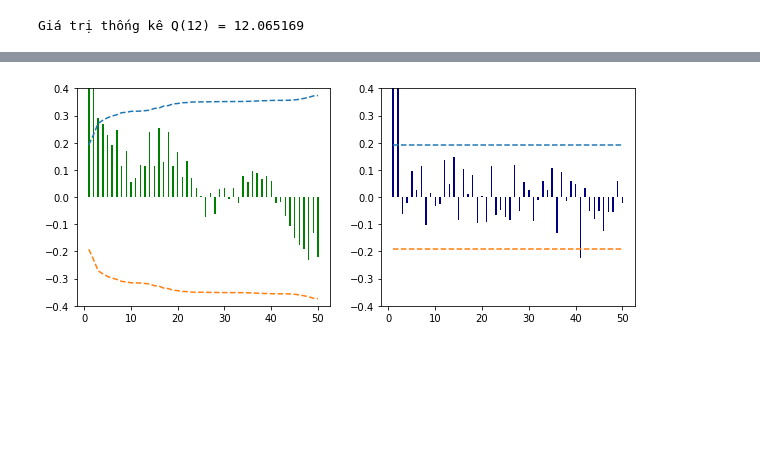
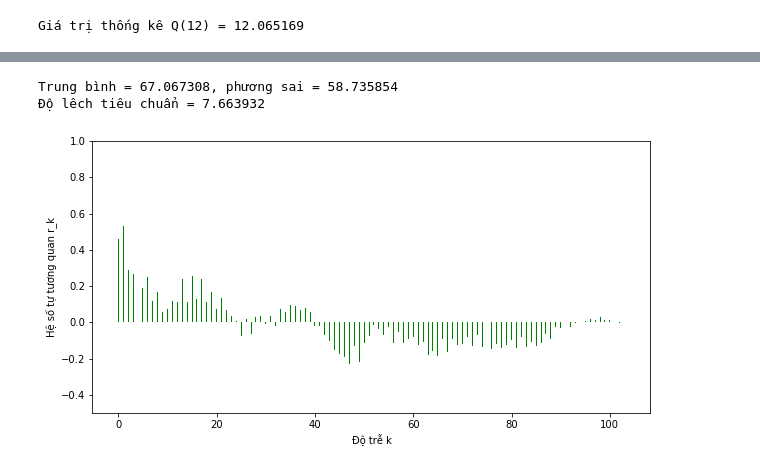
Before and after one commit to tranquocthien/Time-series-analysis, a Jupyter notebook: 3.mo-hinh-ARMA.ipynb, the cells around one changed output, grey strips where cells are left out. Cells and saved outputs as stored; diff of their text form; code cells hidden in the pictures; blank space fills up the shorter version.

```diff
--- a/3.mo-hinh-ARMA.ipynb
+++ b/3.mo-hinh-ARMA.ipynb
@@ -383,25 +391,30 @@ Trung bình = 67.067308, phương sai = 58.735854
+# %%
+# Tính trung bình, phương sai, độ lệch tiêu chuẩn của chuỗi yi
+T = len(y)
+ytb = y.mean()
+var_yt = np.sum((y-ytb)**2)/T
+s_y = np.sqrt(var_yt)
+print("Trung bình = %f, phương sai = %f" %(ytb, var_yt))
+print("Độ lêch tiêu chuẩn = %f" %(s_y))
+# %% [output]
+Trung bình = 67.067308, phương sai = 58.735854
+Độ lêch tiêu chuẩn = 7.663932
 # %%
-K = 50
-# Tính ACF
-ACF, se_ACF = sACF(y, K)
-#Tinh PACF
-PACF, se_PACF = sPACF(y,K)
+# MÔ PHỎNG QUÁ TRÌNH AR(2) VÀ TÍNH HÀM TỰ TƯƠNG QUAN RIÊNG PHẦN PACF
+K = len(y)
+#TÍnh ACF
+result = sACF(y,K)
+ACF = result[0]
+se_ACF = result[1]
 
 # Vẽ đồ thị
-fig,ax = plt.subplots(1,2,figsize = (10,4))
-x = np.arange(1,K+1)
-# Đồ thị ACF
-ax[0].bar(x, ACF, color='green', width = 0.3, label='ACF')
-ax[0].plot(x, 1.96*se_ACF, linestyle='dashed')
-ax[0].plot(x, -1.96*se_ACF, linestyle='dashed')
-ax[0].set_ylim([-0.4, 0.4])
-# Đồ thị PACF
-ax[1].bar(x, PACF, color='navy', width = 0.3, label='PACF')
-ax[1].plot(x, 1.96*se_PACF, linestyle='dashed')
-ax[1].plot(x, -1.96*se_PACF, linestyle='dashed')
-ax[1].set_ylim([-0.4, 0.4])
-
+fig = plt.figure(figsize = (10,5))
+x = np.arange(K)
+plt.bar(x, ACF, color='green', width = 0.2)
+plt.xlabel("Độ trễ k")
+plt.ylabel("Hệ số tự tương quan r_k")
+plt.ylim([-0.5,1])
 plt.show()
 # %% [output]
-[figure, old version]
+[figure, new version]
 # %%
```
Also changed, not shown: parts of 31 cells of this notebook, 4 other files.
